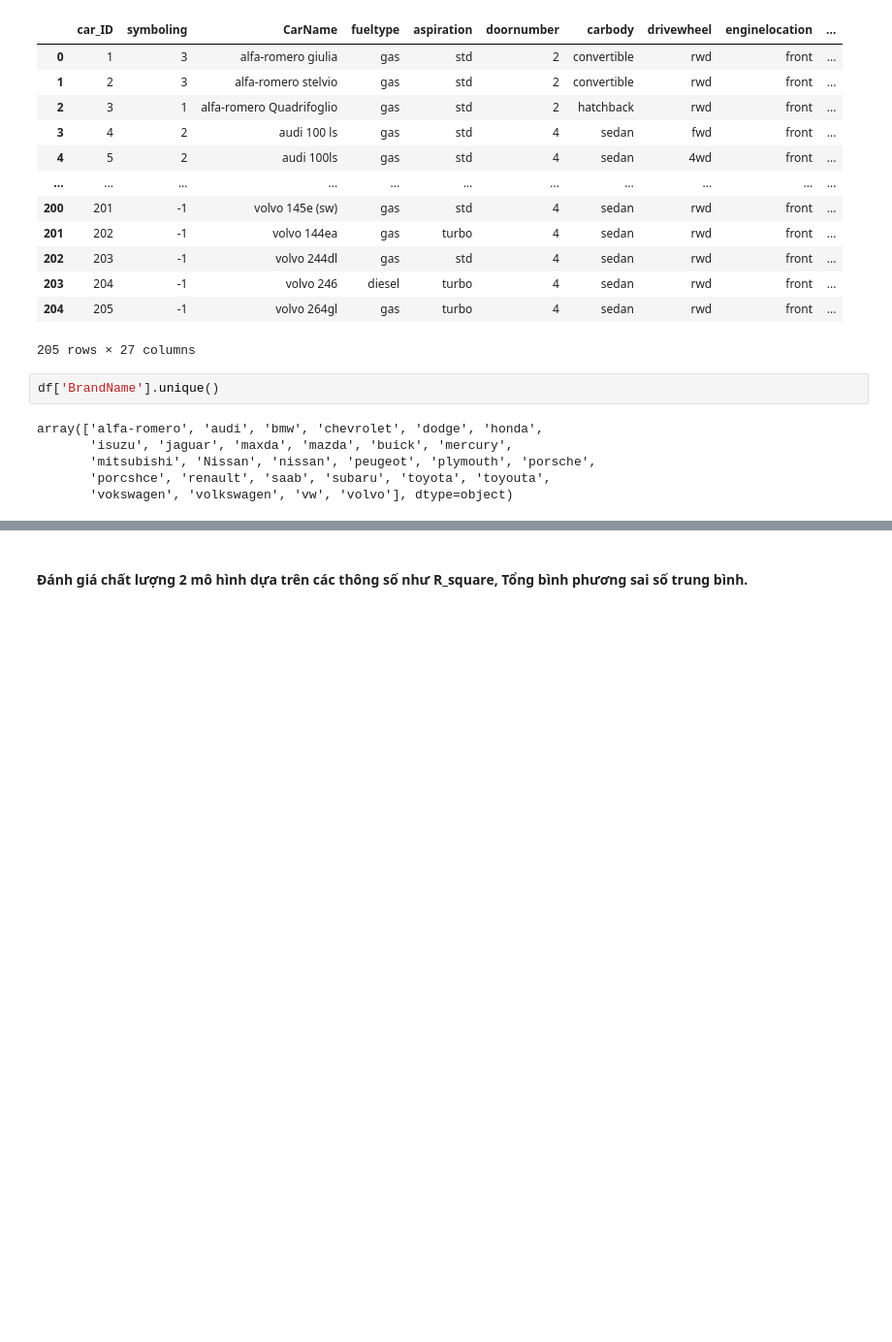
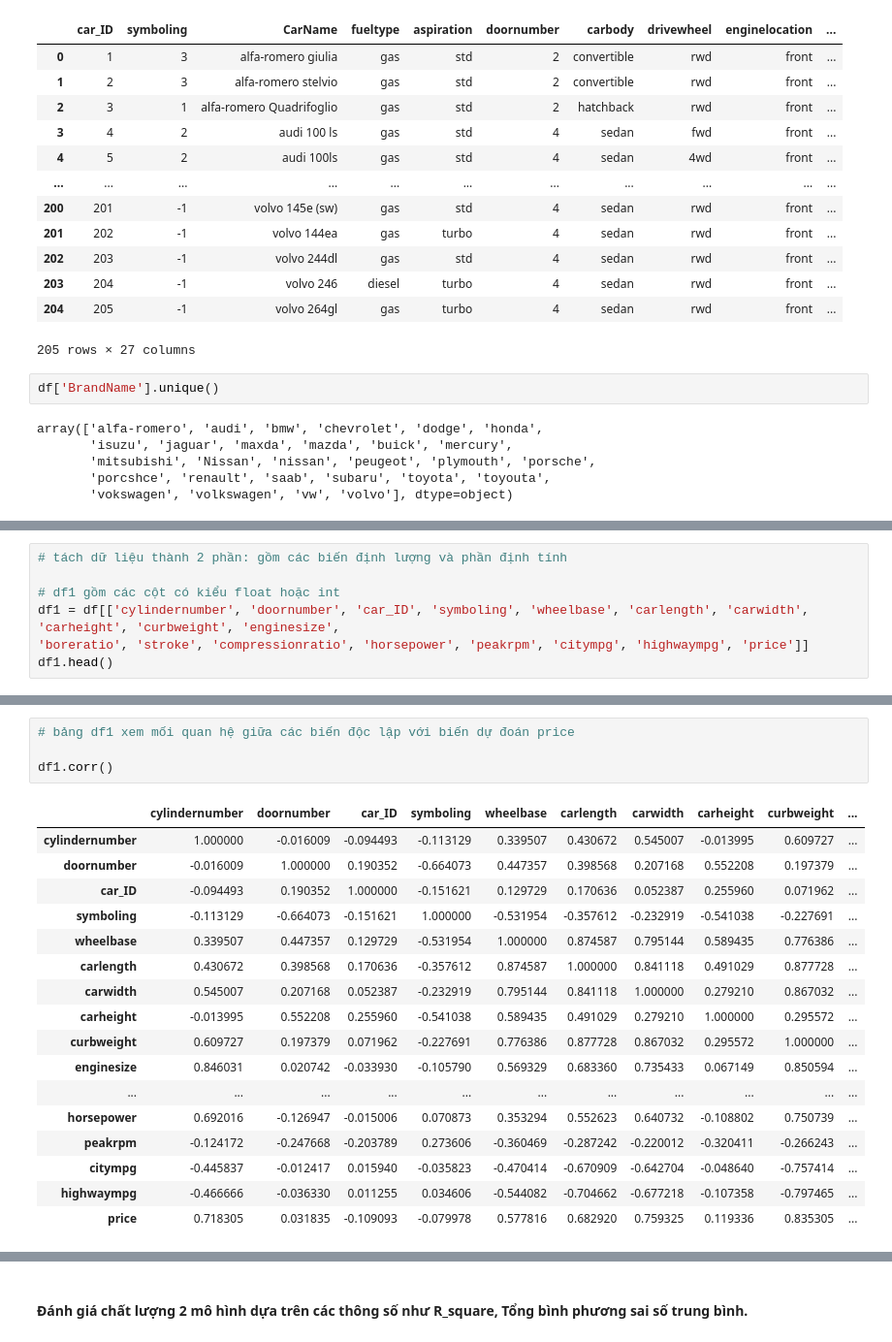
Before and after one commit to ntnqu/DAP2311R1, a Jupyter notebook: Case study/Case_study.ipynb, the cells around one changed output, grey strips where cells are left out. Shown at 97% size. Drawn from its saved outputs; the diff is of its cells as text; blank space fills up the shorter version.

```diff
--- a/Case study/Case_study.ipynb
+++ b/Case study/Case_study.ipynb
@@ -224,3 +236,10 @@ vẽ biểu đồ scatter/line plot với biến định lượng
 bar plot với biến định tính
 
 --> thấy biến nào có tương quan thì thử chạy kiểm định giả thuyết tương quan
+# %%
+# tách dữ liệu thành 2 phần: gồm các biến định lượng và phần định tính
+
+# df1 gồm các cột có kiểu float hoặc int
+df1 = df[['cylindernumber', 'doornumber', 'car_ID', 'symboling', 'wheelbase', 'carlength', 'carwidth', 'carheight', 'curbweight', 'enginesize',
+'boreratio', 'stroke', 'compressionratio', 'horsepower', 'peakrpm', 'citympg', 'highwaympg', 'price']]
+df1.head()
@@ -226,0 +265,22 @@ bar plot với biến định tính
+# %%
+# bảng df1 xem mối quan hệ giữa các biến độc lập với biến dự đoán price
+
+df1.corr()
+# %% [output]
+|  | cylindernumber | doornumber | car_ID | symboling | wheelbase | carlength | carwidth | carheight | curbweight | ... |
+| cylindernumber | 1.000000 | -0.016009 | -0.094493 | -0.113129 | 0.339507 | 0.430672 | 0.545007 | -0.013995 | 0.609727 | ... |
+| doornumber | -0.016009 | 1.000000 | 0.190352 | -0.664073 | 0.447357 | 0.398568 | 0.207168 | 0.552208 | 0.197379 | ... |
+| car_ID | -0.094493 | 0.190352 | 1.000000 | -0.151621 | 0.129729 | 0.170636 | 0.052387 | 0.255960 | 0.071962 | ... |
+| symboling | -0.113129 | -0.664073 | -0.151621 | 1.000000 | -0.531954 | -0.357612 | -0.232919 | -0.541038 | -0.227691 | ... |
+| wheelbase | 0.339507 | 0.447357 | 0.129729 | -0.531954 | 1.000000 | 0.874587 | 0.795144 | 0.589435 | 0.776386 | ... |
+| carlength | 0.430672 | 0.398568 | 0.170636 | -0.357612 | 0.874587 | 1.000000 | 0.841118 | 0.491029 | 0.877728 | ... |
+| carwidth | 0.545007 | 0.207168 | 0.052387 | -0.232919 | 0.795144 | 0.841118 | 1.000000 | 0.279210 | 0.867032 | ... |
+| carheight | -0.013995 | 0.552208 | 0.255960 | -0.541038 | 0.589435 | 0.491029 | 0.279210 | 1.000000 | 0.295572 | ... |
+| curbweight | 0.609727 | 0.197379 | 0.071962 | -0.227691 | 0.776386 | 0.877728 | 0.867032 | 0.295572 | 1.000000 | ... |
+| enginesize | 0.846031 | 0.020742 | -0.033930 | -0.105790 | 0.569329 | 0.683360 | 0.735433 | 0.067149 | 0.850594 | ... |
+| ... | ... | ... | ... | ... | ... | ... | ... | ... | ... | ... |
+| horsepower | 0.692016 | -0.126947 | -0.015006 | 0.070873 | 0.353294 | 0.552623 | 0.640732 | -0.108802 | 0.750739 | ... |
+| peakrpm | -0.124172 | -0.247668 | -0.203789 | 0.273606 | -0.360469 | -0.287242 | -0.220012 | -0.320411 | -0.266243 | ... |
+| citympg | -0.445837 | -0.012417 | 0.015940 | -0.035823 | -0.470414 | -0.670909 | -0.642704 | -0.048640 | -0.757414 | ... |
+| highwaympg | -0.466666 | -0.036330 | 0.011255 | 0.034606 | -0.544082 | -0.704662 | -0.677218 | -0.107358 | -0.797465 | ... |
+| price | 0.718305 | 0.031835 | -0.109093 | -0.079978 | 0.577816 | 0.682920 | 0.759325 | 0.119336 | 0.835305 | ... |
```
Also changed, not shown: parts of 47 cells of this notebook, 3 other files.
